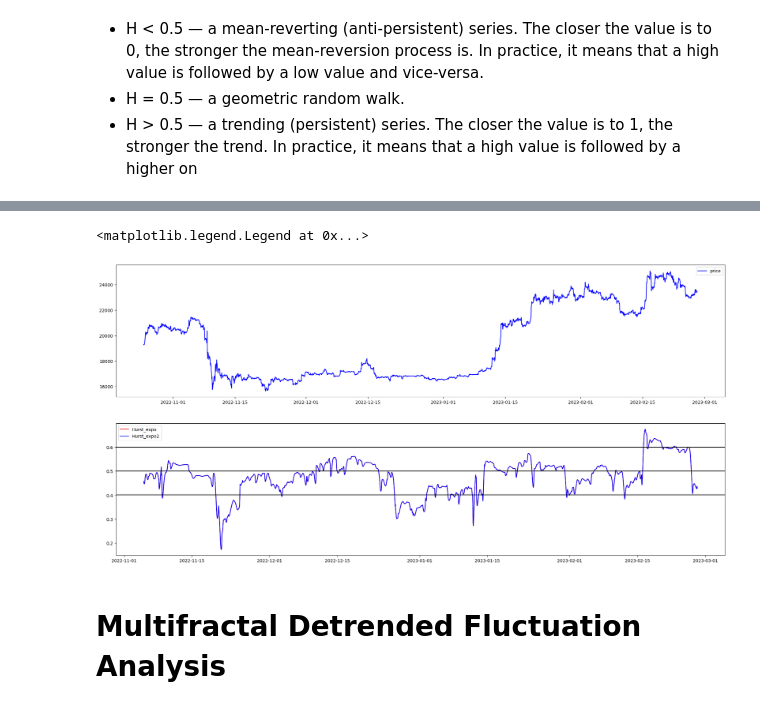
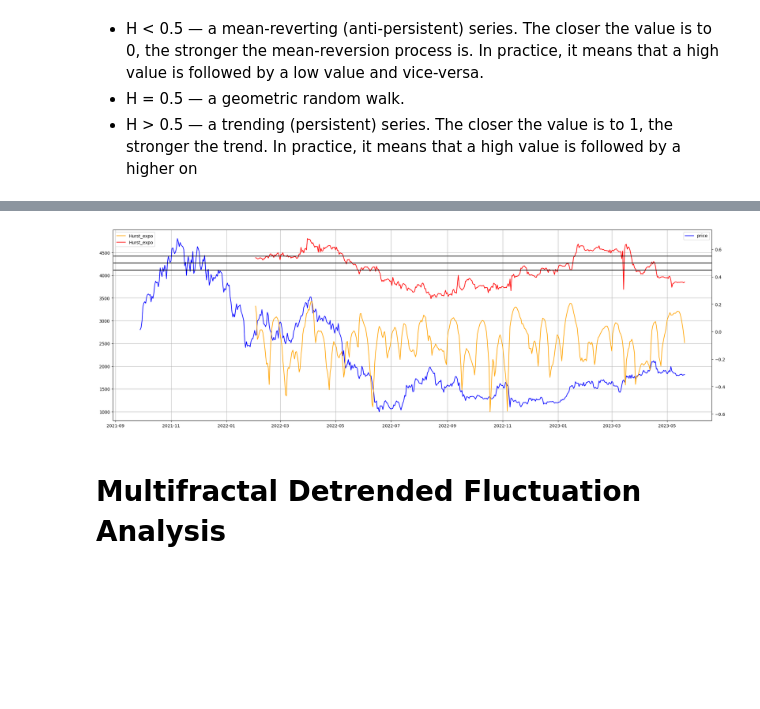
Before and after one commit to BaptisteZloch/Frequency-transformation-and-analysis, a Jupyter notebook: src/07_Hurst_exponent_and_fractal.ipynb, the cells around one changed output, grey strips where cells are left out. Drawn from its saved outputs; the diff is of its cells as text; code cells hidden in the pictures; blank space fills up the shorter version.

```diff
--- a/src/07_Hurst_exponent_and_fractal.ipynb
+++ b/src/07_Hurst_exponent_and_fractal.ipynb
@@ -19,10 +19,9 @@ from modules.data_fetcher import download_historical_data
 - H = 0.5 — a geometric random walk.
 - H > 0.5 — a trending (persistent) series. The closer the value is to 1, the stronger the trend. In practice, it means that a high value is followed by a higher on
 # %%
-SYMBOL= 'BTC-USDT'
-
-df = download_historical_data(SYMBOL,'1hour').iloc[-3000:]
-df["Return"] = df.Close.pct_change()
+SYMBOL = "ETH-USDT"
+TIMEFRAME = "1day"
+df = download_crypto_historical_data(SYMBOL, TIMEFRAME).iloc[-600:]
 df.dropna(inplace=True)
 print(df.shape)
 df.head()
@@ -179,3 +84,0 @@ def calculate_rs(rows_array:pd.Series)->float:
-# %%
-df['Hurst_expo2'] = df['Close'].rolling(n).apply(get_hurst_exponent)
-df
@@ -197,26 +85,23 @@ df
-# %%
-df['Hurst_expo'] = df['Close'].rolling(n).apply(get_hurst_exponent)
-df['Hurst_expo_dsod'] = df['Close'].rolling(n).apply(get_hurst_exponent_dsod)
-#df['Hurst_expo_dma'] = df['Close'].rolling(100).apply(get_hurst_exponent_dma)
-df['Hurst_expo_rs'] = df['Close'].rolling(n).apply(get_hurst_exponent_rs)
-df['Hurst_expo_rs_2'] = df['Close'].rolling(n).apply(calculate_rs)
+# %%
+N = 128
+
+df["Hurst_expo"] = df["Close"].rolling(N).apply(get_hurst_exponent)
+df["Hurst_expo_dsod"] = df["Close"].rolling(N).apply(get_hurst_exponent_dsod)
 # %%
-fig, ax = plt.subplots(2,1,figsize=(25,12))
-ax[0].plot(df.Close,color='blue',label="price")
-ax[0].legend()
+fig, ax = plt.subplots(1, 1, figsize=(25, 8))
+ax.plot(df.Close, color="blue", label="price")
 
-ax[1].plot(df.Hurst_expo,color='r',label="Hurst_expo")
-ax[1].plot(df.Hurst_expo_dsod,color='b',label="Hurst_expo_dsod")
-# ax[1].plot(df.Hurst_expo_dma,color='r',label="Hurst_expo_dma")
-ax[1].plot(df.Hurst_expo_rs,color='orange',label="Hurst_expo_rs")
-ax[1].plot(df.Hurst_expo_rs_2,color='pink',label="Hurst_expo_rs_2")
-ax[1].axhline(y=0.5, color='black')
-ax[1].axhline(y=0.6, color='black')
-ax[1].axhline(y=0.4, color='black')
-ax[1].legend(loc='upper left')
+ax_left = ax.twinx()
+ax_left.plot(df.Hurst_expo, color="orange", label="Hurst_expo")
+ax_left.plot(df.Hurst_expo_dsod, color="r", label="Hurst_expo")
+ax_left.axhline(y=0.5, color="black")
+ax_left.axhline(y=0.55, color="black")
+ax_left.axhline(y=0.45, color="black")
+ax_left.legend(loc="upper left")
+ax.legend()
+ax.grid()
 # %% [output]
-<matplotlib.legend.Legend at 0x...>
-[figure, old version]
+[figure, new version]
 # %% [markdown]
 # Multifractal Detrended Fluctuation Analysis
 # %%
```
Also changed, not shown: parts of 7 cells of this notebook, 11 other files.
